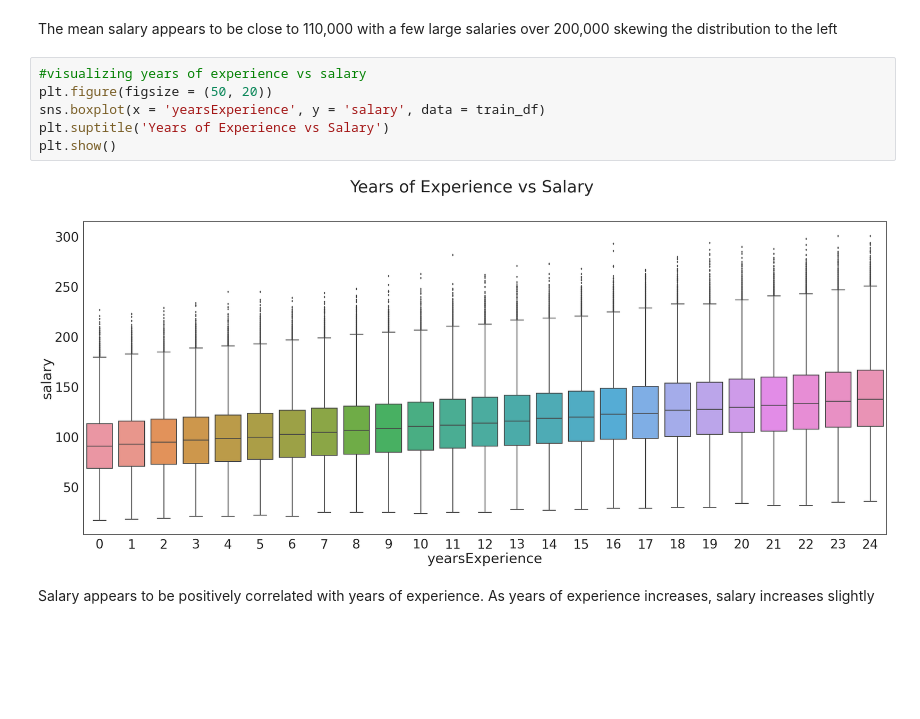
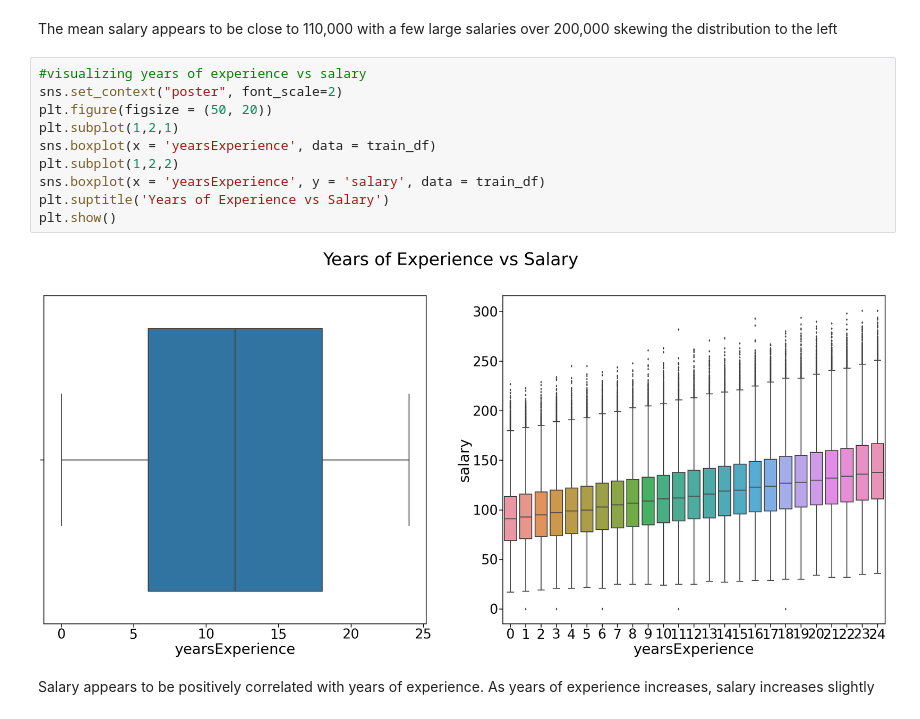
Before and after one commit to kevinmoldovan/salarypredictionsproject, a Jupyter notebook: First Portfolio Project.ipynb, the cells around one changed output. Saved outputs shown, nothing was run; the diff lists cells and outputs as text; blank space fills up the shorter version.

```diff
--- a/First Portfolio Project.ipynb
+++ b/First Portfolio Project.ipynb
@@ -259,12 +259,16 @@ plt.show()
 The mean salary appears to be close to 110,000 with a few large salaries over 200,000 skewing the distribution to the left
 # %%
 #visualizing years of experience vs salary
+sns.set_context("poster", font_scale=2)
 plt.figure(figsize = (50, 20))
+plt.subplot(1,2,1)
+sns.boxplot(x = 'yearsExperience', data = train_df)
+plt.subplot(1,2,2)
 sns.boxplot(x = 'yearsExperience', y = 'salary', data = train_df)
 plt.suptitle('Years of Experience vs Salary')
 plt.show()
 # %% [output]
-[figure, old version]
+[figure, new version]
 # %% [markdown]
 Salary appears to be positively correlated with years of experience.  As years of experience increases, salary increases slightly
 # %%
```
Also changed, not shown: parts of 22 cells of this notebook.
